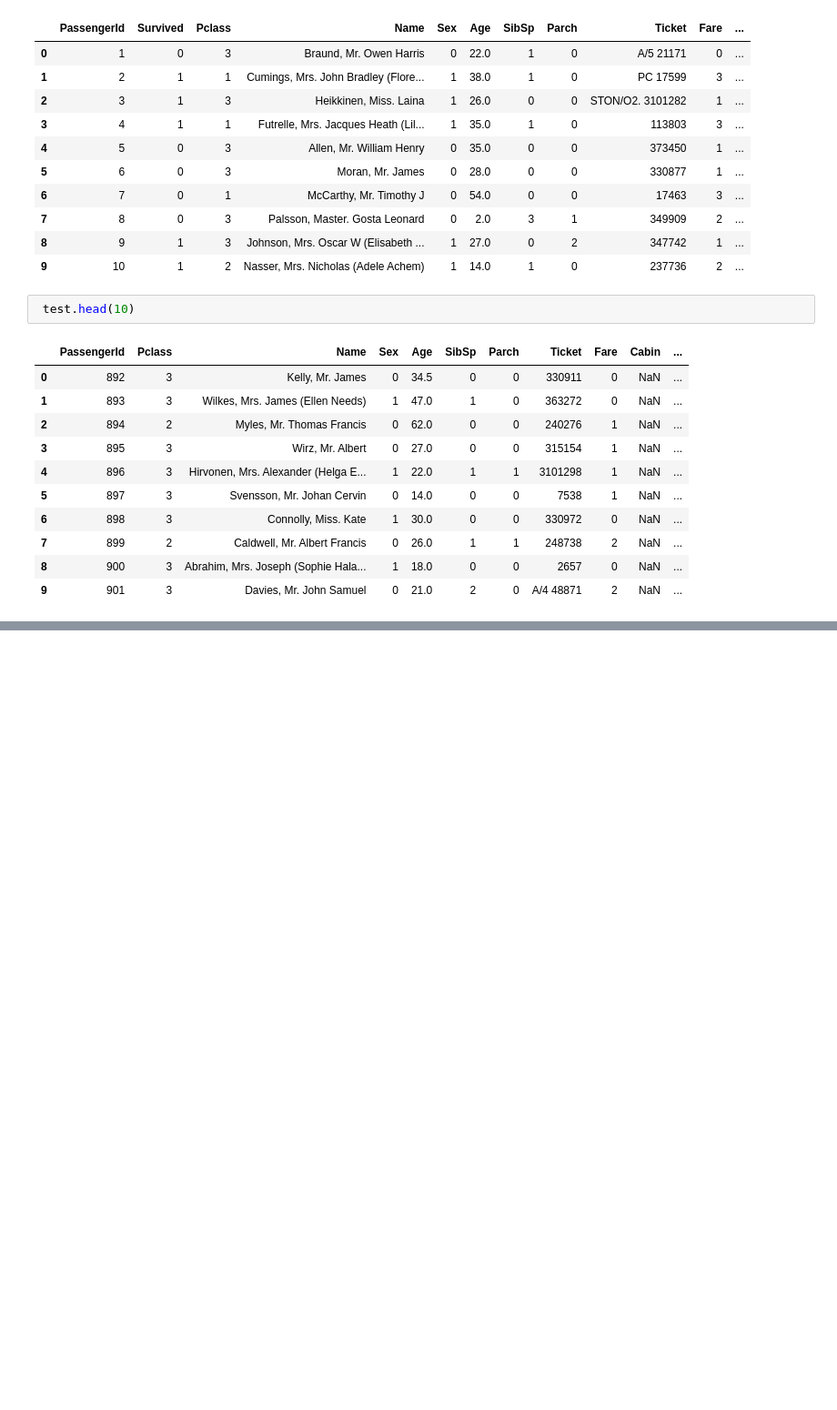
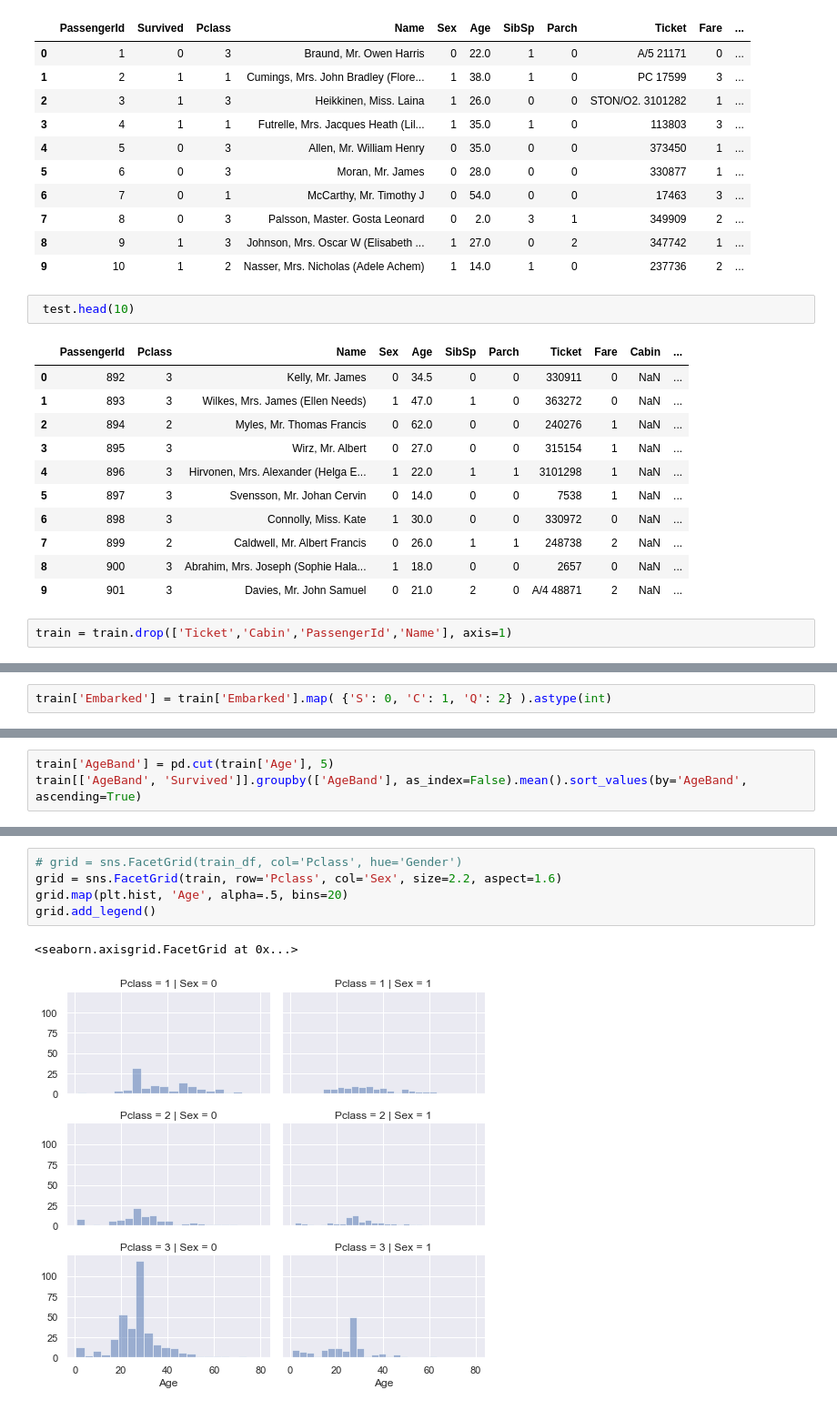
Before and after one commit to beyondfq/HW1-Titanic, a Jupyter notebook: Titanic.ipynb, the cells around one changed output, grey strips where cells are left out. Shown at 91% size. Cells and saved outputs as stored; diff of their text form; blank space fills up the shorter version.

```diff
--- a/Titanic.ipynb
+++ b/Titanic.ipynb
@@ -317,3 +322,5 @@ train.head(10)
 | 7 | 899 | 2 | Caldwell, Mr. Albert Francis | 0 | 26.0 | 1 | 1 | 248738 | 2 | NaN | ... |
 | 8 | 900 | 3 | Abrahim, Mrs. Joseph (Sophie Hala... | 1 | 18.0 | 0 | 0 | 2657 | 0 | NaN | ... |
 | 9 | 901 | 3 | Davies, Mr. John Samuel | 0 | 21.0 | 2 | 0 | A/4 48871 | 2 | NaN | ... |
+# %%
+train = train.drop(['Ticket','Cabin','PassengerId','Name'], axis=1)
@@ -319,0 +357,2 @@ train.head(10)
+# %%
+train['Embarked'] = train['Embarked'].map( {'S': 0, 'C': 1, 'Q': 2} ).astype(int)
@@ -319,0 +389,3 @@ train.head(10)
+# %%
+train['AgeBand'] = pd.cut(train['Age'], 5)
+train[['AgeBand', 'Survived']].groupby(['AgeBand'], as_index=False).mean().sort_values(by='AgeBand', ascending=True)
@@ -319,0 +399,8 @@ train.head(10)
+# %%
+# grid = sns.FacetGrid(train_df, col='Pclass', hue='Gender')
+grid = sns.FacetGrid(train, row='Pclass', col='Sex', size=2.2, aspect=1.6)
+grid.map(plt.hist, 'Age', alpha=.5, bins=20)
+grid.add_legend()
+# %% [output]
+<seaborn.axisgrid.FacetGrid at 0x...>
+[figure, added]
```
Also changed, not shown: parts of 34 cells of this notebook.
